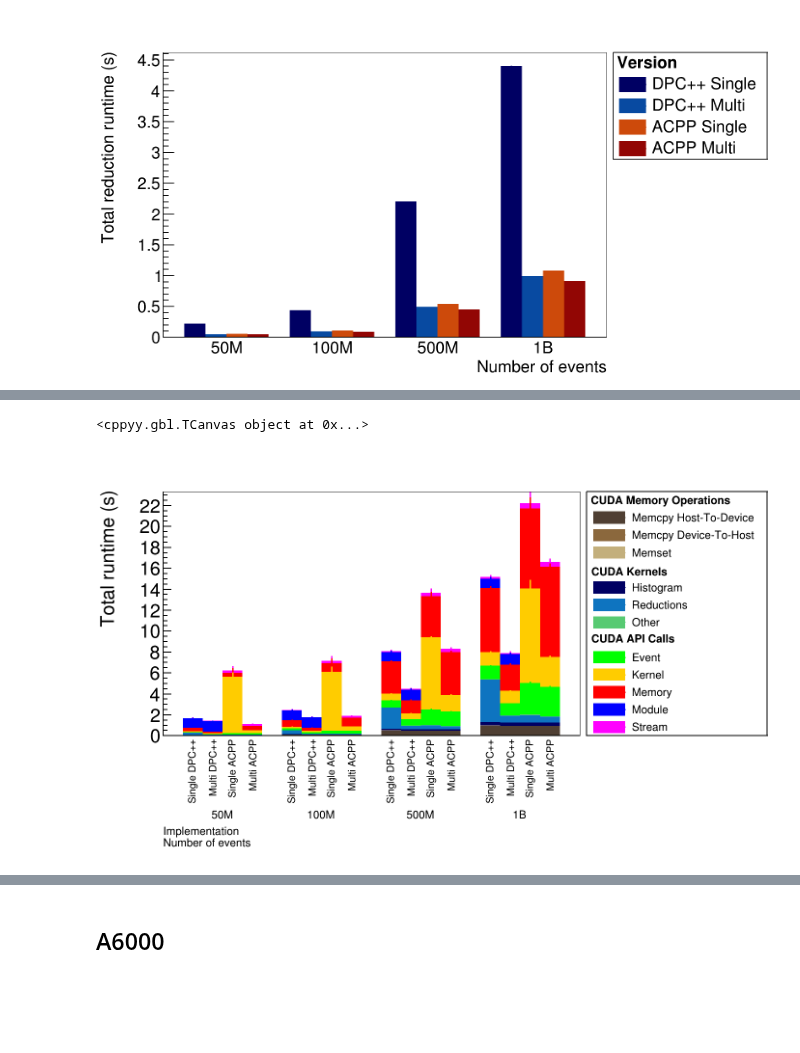
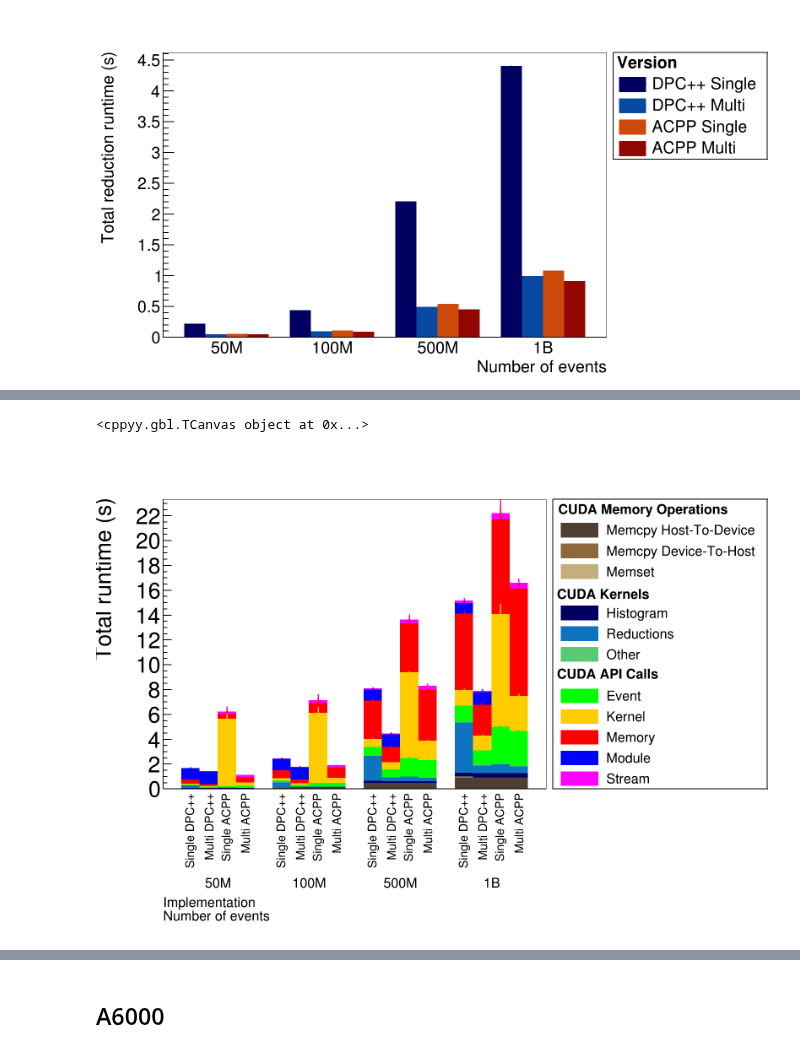
Before and after one commit to jolly-chen/msc-project, a Jupyter notebook: gpu-synchronous/sycl_paper.ipynb, the cells around one changed output, grey strips where cells are left out. Cells and saved outputs as stored; diff of their text form; code cells hidden in the pictures; blank space fills up the shorter version.

```diff
--- a/gpu-synchronous/sycl_paper.ipynb
+++ b/gpu-synchronous/sycl_paper.ipynb
@@ -325,7 +502,7 @@ api = add_file(api_buf, "das6-gpu/nsys-20231206-174647/api",
                   "reduction" : 8
               })
 
-api = add_file(api, "das6-gpu/nsys-20231127-085724//api",
+api = add_file(api, "das6-gpu/nsys-20231127-085724/api",
               {
                   "type" : "USM",
                   "cc" : 75,
@@ -1431,7 +882,6 @@ selected_red = 8
 nbins = 2 * len(selected_nvals) + 5
 title = f""
 # title = f"Nsys profiling results for time spent on GPU when filling a 1D histogram with RDataFrame"
-gpuFillStyle = [40, None, None, None, None, None, None, None]
 ROOT.gStyle.SetErrorX(0.);
 
 w = 1600
@@ -1481,7 +931,7 @@ for ci, cc in enumerate(selected_cc):
                     val,
                     get_cell(api_std, name, "Time"),
                     color,
-                    None,
+                    gpuFillStyle[selected_env],
                 )
                 h3.SetLineWidth(3)
                 hs.Add(h3)
@@ -2298,7 +1798,6 @@ selected_red = 8 # but its actually 2
 nbins = len(selected_cc) * len(selected_nvals) + len(selected_nvals) + 1
 title = f""
 # title = f"Nsys profiling results for time spent on GPU when filling a 1D histogram with RDataFrame"
-gpuFillStyle = [None, None, None, None, None, None, None, None]
 ROOT.gStyle.SetErrorX(0.);
 
 w = 1600
@@ -2344,7 +1843,7 @@ for ci, cc in enumerate(selected_cc):
                 val,
                 get_cell(api_std, name, "Time"),
                 color,
-                gpuFillStyle[ci],
+                gpuFillStyle[env],
             )
             h3.SetLineWidth(3)
             hs.Add(h3)
@@ -2852,7 +2393,6 @@ selected_red = unique_reduction[1:]
 nbins = len(selected_env) * len(selected_red) + len(selected_red) + 1
 title = f""
 # title = f"Nsys profiling results for time spent on GPU when filling a 1D histogram with RDataFrame"
-gpuFillStyle = [None, None, None, None, None, None, None, None]
 ROOT.gStyle.SetErrorX(0.);
 
 w = 1600
@@ -3163,16 +2720,15 @@ selected_red = [-2, 2]
 nbins = len(selected_nvals) * (len(selected_red) + len(selected_red)) + len(selected_nvals) + 1
 title = f""
 # title = f"Nsys profiling results for time spent on GPU when filling a 1D histogram with RDataFrame"
-gpuFillStyle = [None, None, None, None, None, None, None, None]
 ROOT.gStyle.SetErrorX(0.);
 
-w = 1400
-h = 900
+w = 1600
+h = 1200
 c = ROOT.TCanvas("c1", title, w, h)
 # c.SetBottomMargin(0)
 
 hs = ROOT.THStack("h1s", "")
-rmargin = 0.28
+rmargin = 0.33
 bmargin = 0.3
 c.SetRightMargin(rmargin)
 c.SetBottomMargin(bmargin)
@@ -3181,7 +2737,7 @@ l.SetHeader("#bf{CUDA Memory Operations}")
 l.SetTextSize(0.03)
 
 unique_labels = []
-
+unique_colors = []
 for ei, env in enumerate(selected_env):
     for ri, rng in enumerate(selected_red):
         for nvi, nv in enumerate(selected_nvals):
@@ -3198,23 +2754,28 @@ for ei, env in enumerate(selected_env):
                 if len(memop_avg) == 0 or memop not in memop_avg.index:
                     continue
                 # print(env, typ, bin, get_cell(memop_avg, memop, "Time"))
-
+                color =ROOT.TColor.GetPalette()[100 * mi]
                 h1 = ROOT.TH1F(f"{env}_{typ}_{nv}_{memop}", "gpu", nbins, 0, nbins)
                 fill_bar(
                     h1,
                     bin,
                     get_cell(memop_avg, memop, "Time"),
                     get_cell(memop_std, memop, "Time"),
-                    ROOT.TColor.GetPalette()[100 * mi],
-                    gpuFillStyle[ei],
+                    color,
+                    gpuFillStyle[env],
                 )
                 hs.Add(h1)
-                if memop not in unique_labels:
-                    l.AddEntry(h1, memop.strip("CUDA ").title())
-                    unique_labels.append(memop)
+
+                lbl = memop.strip("CUDA ").title()
+                if lbl not in unique_labels:
+                    # l.AddEntry(h1, memop.strip("CUDA ").title())
+                    unique_labels.append(lbl)
+                    unique_colors.append(color)
 
             if ei == 0 and ri == 0 and nvi ==0:
-                l.AddEntry(ROOT.kNone, "", "")
+                # l.AddEntry(ROOT.kNone, "", "")
+                unique_labels.append(None)
+                unique_colors.append(None)
 
             ROOT.gStyle.SetPalette(ROOT.kRainbow)
             for ni, name in enumerate(kernel_names):
@@ -3224,29 +2785,33 @@ for ei, env in enumerate(selected_env):
                 if len(kernel_avg) == 0 or name not in kernel_avg.index:
                     continue
 
+                color = ROOT.TColor.GetPalette()[60 * ni]
                 h2 = ROOT.TH1F(f"{env}_{type}_{name}", "gpu", nbins, 0, nbins)
                 fill_bar(
                     h2,
                     bin,
                     get_cell(kernel_avg, name, "Time"),
                     get_cell(kernel_std, name, "Time"),
-                    ROOT.TColor.GetPalette()[60 * ni],
-                    gpuFillStyle[ei],
+                    color,
+                    gpuFillStyle[env],
                 )
                 hs.Add(h2)
                 if name not in unique_labels:
-                    l.AddEntry(h2, name)
+                    # l.AddEntry(h2, name)
                     unique_labels.append(name)
+                    unique_colors.append(color)
 
             if ei == 0 and ri == 0 and nvi ==0:
-                l.AddEntry(ROOT.kNone, "", "")
+                # l.AddEntry(ROOT.kNone, "", "")
+                unique_labels.append(None)
+                unique_colors.append(None)
 
             for ni, name in enumerate(np.sort(api_filtered_names)):
                 api_avg = gp_api_filtered.mean().loc[arg]
                 api_std = gp_api_filtered.std().loc[arg]
                 if len(api_avg) == 0 or name not in api_avg.index:
                     continue
-                if get_cell(api_avg, name, "Time (%)") == 0:
+                if get_cell(api_avg, name, "Time (%)") <= 0:
                     continue
 
                 val_mean = get_cell(api_avg, name, "Time")
@@ -3261,14 +2826,31 @@ for ei, env in enumerate(selected_env):
                     v[0],
                     v[1],
                     color,
-                    None,
+                    gpuFillStyle[env],
                 )
                 # print(v)
                 h3.SetLineWidth(3)
                 hs.Add(h3)
                 if name not in unique_labels:
-                    l.AddEntry(h3, name)
+                    # l.AddEntry(h3, name)
                     unique_labels.append(name)
+                    unique_colors.append(color)
+
+for i, (lbl, clr) in enumerate(zip(unique_labels, unique_colors)):
+    if lbl:
+        hdummy = ROOT.TH1F(f"dummy_{lbl}", "dummy",  nbins, 0, nbins)
+        hdummy.SetFillColor(clr)
+        hdummy.SetLineColor(clr)
+        hdummy.SetMarkerSize(0)
+        hs.Add(hdummy)
+        l.AddEntry(hdummy, lbl)
+    else:
+        hdummy = ROOT.TH1F(f"dummy_empty_{i}", "",  nbins, 0, nbins)
+        hdummy.SetFillColor(ROOT.kWhite)
+        hdummy.SetLineColor(ROOT.kWhite)
+        hdummy.SetMarkerSize(0)
+        hs.Add(hdummy)
+        l.AddEntry(hdummy, f"")
 
 hs.Draw("bar")
 hs.SetTitle(title)
@@ -3311,34 +2893,34 @@ labelbins = range(4, nbins, 5)
 for i in range(nbins + 2):
     if i not in labelbins:
         ox.ChangeLabel(i, -1, 0.0)
 for i, e in enumerate(labelbins):
     ox.ChangeLabel(e, 0, -1, 0, -1, -1, f"{human_readable(selected_nvals[i])}")
 ox.Draw()
 
 yaxis = hs.GetYaxis()
 yaxis.SetTitle("Total runtime (s)")
 yaxis.SetTitleSize(0.05)
 yaxis.SetLabelSize(0.05)
 # c.SetLogy()
 
 ROOT.gStyle.SetTitleFontSize(0.1)
 
 # reduction kernels only?
 l.Draw()
 h3posy = 8.9
 h3posx = 21.6
 legendheader2 = ROOT.TLatex(h3posx, h3posy + 6.4, "#bf{CUDA Kernels}");
 legendheader2.SetTextSize(0.03)
 legendheader2.Draw();
 legendheader3 = ROOT.TLatex(h3posx, h3posy, "#bf{CUDA API Calls}");
 legendheader3.SetTextSize(0.03)
 legendheader3.Draw();
 
 c.SaveAs(f"../../images/reduction_multi_vs_single_incl_api.pdf")
 c.DrawClone()
 # %% [output]
 <cppyy.gbl.TCanvas object at 0x...>
-[figure, old version]
+[figure, new version]
 # %%
 selected_env = ["AdaptiveCpp", "DPC++"]
 selected_bulksize = 32768
```
Also changed, not shown: parts of 26 cells of this notebook, 1 other file.
